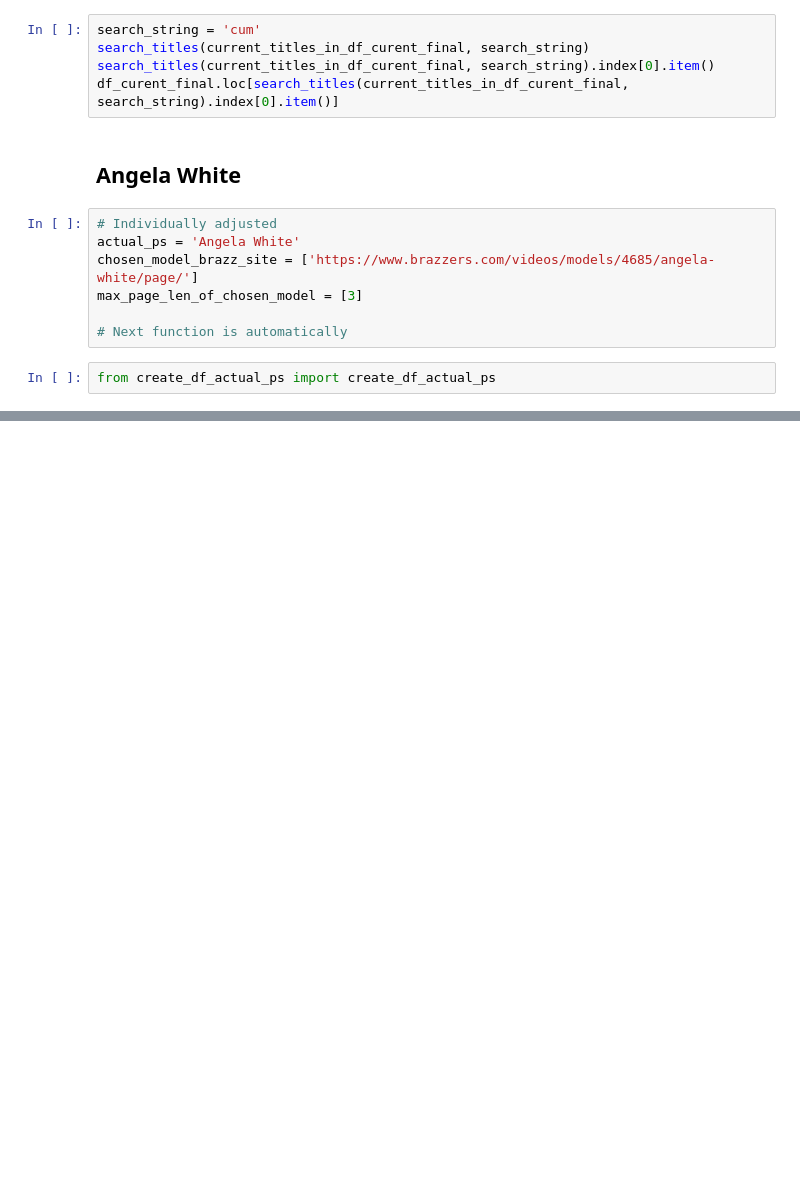
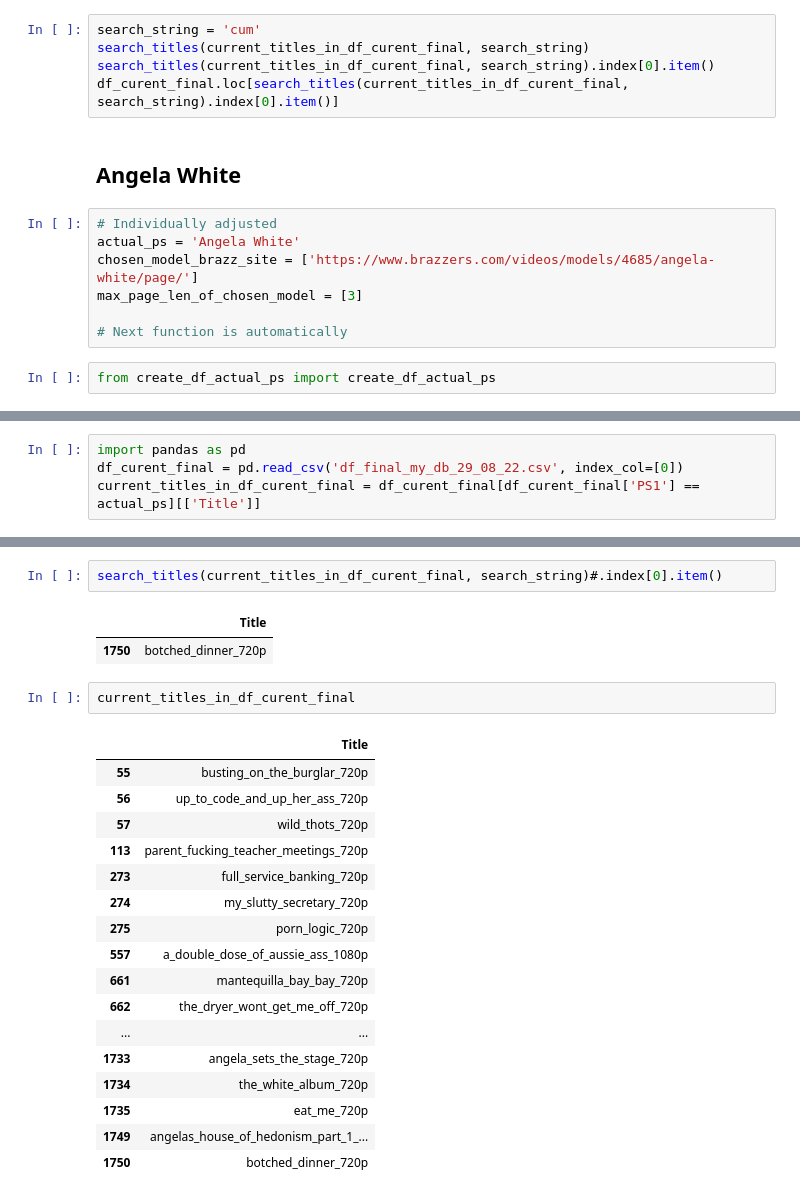
Before and after one commit to docwerder/braz, a Jupyter notebook: scan_ps_site_and_compare_with_my_db.ipynb, the cells around one changed output, grey strips where cells are left out. Drawn from its saved outputs; the diff is of its cells as text; blank space fills up the shorter version.

```diff
--- a/scan_ps_site_and_compare_with_my_db.ipynb
+++ b/scan_ps_site_and_compare_with_my_db.ipynb
@@ -567,0 +605,4 @@ count of titles:  63
+# %%
+import pandas as pd
+df_curent_final = pd.read_csv('df_final_my_db_29_08_22.csv', index_col=[0])
+current_titles_in_df_curent_final = df_curent_final[df_curent_final['PS1'] == actual_ps][['Title']]
@@ -567,0 +688,25 @@ count of titles:  63
+# %%
+search_titles(current_titles_in_df_curent_final, search_string)#.index[0].item()
+# %% [output]
+|  | Title |
+| 1750 | botched_dinner_720p |
+# %%
+current_titles_in_df_curent_final
+# %% [output]
+|  | Title |
+| 55 | busting_on_the_burglar_720p |
+| 56 | up_to_code_and_up_her_ass_720p |
+| 57 | wild_thots_720p |
+| 113 | parent_fucking_teacher_meetings_720p |
+| 273 | full_service_banking_720p |
+| 274 | my_slutty_secretary_720p |
+| 275 | porn_logic_720p |
+| 557 | a_double_dose_of_aussie_ass_1080p |
+| 661 | mantequilla_bay_bay_720p |
+| 662 | the_dryer_wont_get_me_off_720p |
+| ... | ... |
+| 1733 | angela_sets_the_stage_720p |
+| 1734 | the_white_album_720p |
+| 1735 | eat_me_720p |
+| 1749 | angelas_house_of_hedonism_part_1_... |
+| 1750 | botched_dinner_720p |
```
Also changed, not shown: parts of 12 cells of this notebook, 5 other files.
